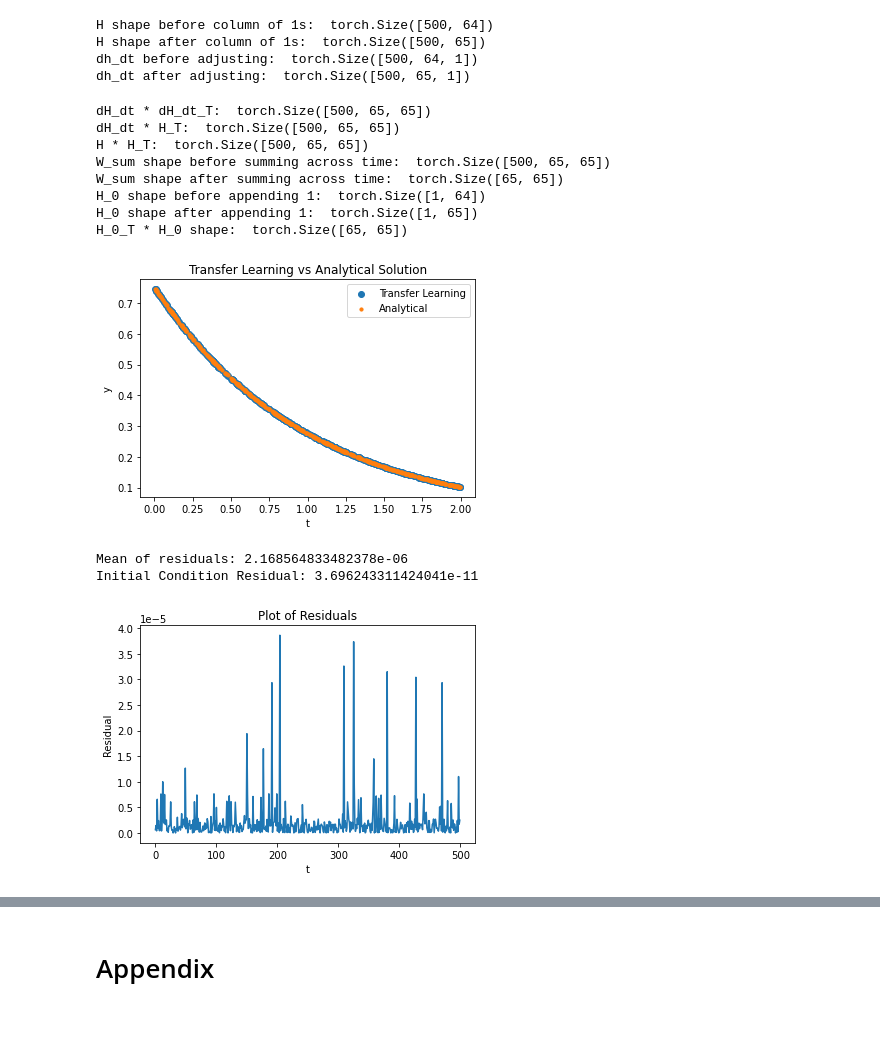
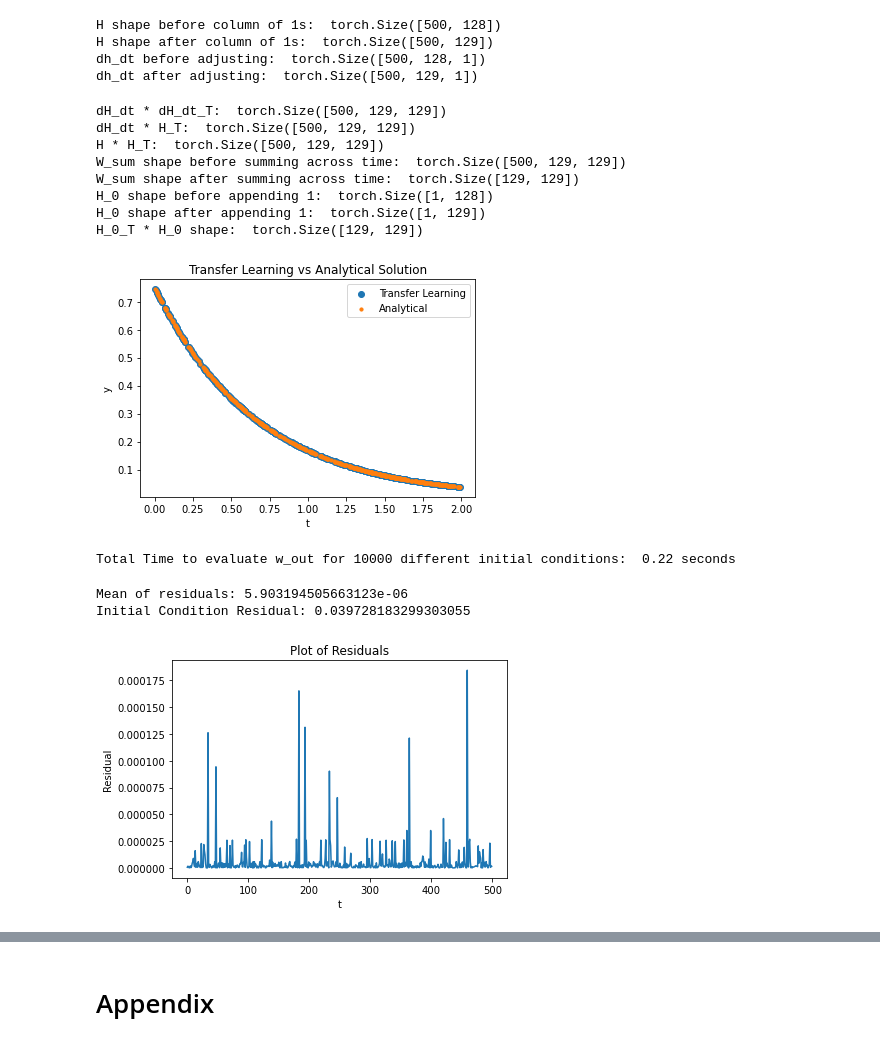
Before and after one commit to Hari-Raval/Harvard-Thesis, a Jupyter notebook: src/transfer_learning_differential_equation_solve_V1.ipynb, the cells around one changed output, grey strips where cells are left out. Drawn from its saved outputs; the diff is of its cells as text; code cells hidden in the pictures.

```diff
--- a/src/transfer_learning_differential_equation_solve_V1.ipynb
+++ b/src/transfer_learning_differential_equation_solve_V1.ipynb
@@ -106,7 +106,7 @@ def run_model(iterations, min_x, max_x, A_vals, lambda_val, loss_term_weights):
         assert next_num <= num, 'ERROR: Invalid Loss Function'
 
     # build the neural net model
-    model = BuildNetwork(1, 64, 64, 64, 1)
+    model = BuildNetwork(1, 64, 64, 128, 1)
     # set-up the optimizer
     optimizer = torch.optim.SGD(model.parameters(), lr=0.001, momentum=0.9)
     # create a learning rate scheduler
@@ -242,7 +242,7 @@ def plot_individual_loss_terms(iterations, loss_dictionary):
 min_x, max_x = 0, 2
 A_vals = [0.9, 0.2, 0.35, 0.75]
 # A_vals = [0.75, 0.75, 0.75, 0.75]
-lambda_val = 1
+lambda_val = 1.5
 iterations = 8000
 
 # run model which has a loss of the MSE (i.e. no higher order terms)
@@ -355,10 +353,10 @@ print("dh_dt before adjusting: ", dH_dt.shape)
 dH_dt = torch.cat((torch.zeros(len(t_eval), 1, 1), dH_dt), 1)
 print("dh_dt after adjusting: ", dH_dt.shape)
 # %% [output]
-H shape before column of 1s:  torch.Size([500, 64])
-H shape after column of 1s:  torch.Size([500, 65])
-dh_dt before adjusting:  torch.Size([500, 64, 1])
-dh_dt after adjusting:  torch.Size([500, 65, 1])
+H shape before column of 1s:  torch.Size([500, 128])
+H shape after column of 1s:  torch.Size([500, 129])
+dh_dt before adjusting:  torch.Size([500, 128, 1])
+dh_dt after adjusting:  torch.Size([500, 129, 1])
 # %%
 # Formula error:
 # print(dH_dt[499] * new_H[499].T)
@@ -399,14 +397,14 @@ print("H_0 shape after appending 1: ", H_0.shape)
 H_0_T_times_H_0 = torch.matmul(H_0.T, H_0)
 print("H_0_T * H_0 shape: ", H_0_T_times_H_0.shape)
 # %% [output]
-dH_dt * dH_dt_T:  torch.Size([500, 65, 65])
-dH_dt * H_T:  torch.Size([500, 65, 65])
-H * H_T:  torch.Size([500, 65, 65])
-W_sum shape before summing across time:  torch.Size([500, 65, 65])
-W_sum shape after summing across time:  torch.Size([65, 65])
-H_0 shape before appending 1:  torch.Size([1, 64])
-H_0 shape after appending 1:  torch.Size([1, 65])
-H_0_T * H_0 shape:  torch.Size([65, 65])
+dH_dt * dH_dt_T:  torch.Size([500, 129, 129])
+dH_dt * H_T:  torch.Size([500, 129, 129])
+H * H_T:  torch.Size([500, 129, 129])
+W_sum shape before summing across time:  torch.Size([500, 129, 129])
+W_sum shape after summing across time:  torch.Size([129, 129])
+H_0 shape before appending 1:  torch.Size([1, 128])
+H_0 shape after appending 1:  torch.Size([1, 129])
+H_0_T * H_0 shape:  torch.Size([129, 129])
 # %%
 # build the M matrix and find its inverse
 M = w_sum_term + H_0_T_times_H_0
@@ -426,4 +424,4 @@ plt.ylabel('y')
 plt.title("Transfer Learning vs Analytical Solution")
 plt.legend();
 # %% [output]
-[figure, old version]
+[figure, new version]
@@ -436,19 +428,31 @@ plt.legend();
+# %%
+start_one_shot_time = time.time()
+rng = np.random.default_rng(12345)
+for i in range(10000):
+    random_u_0 = rng.random()
+    w_out = torch.matmul(M_inverse, H_0.T) * random_u_0
+
+end_one_shot_time = time.time()
+total_one_shot = end_one_shot_time - start_one_shot_time
+print(f"Total Time to evaluate w_out for 10000 different initial conditions: {total_one_shot: .2f} seconds")
+# %% [output]
+Total Time to evaluate w_out for 10000 different initial conditions:  0.22 seconds
 # %%
-residuals = (torch.matmul(w_out.T, dH_dt[:]) + torch.matmul(w_out.T, new_H[:])) ** 2
+residuals = (torch.matmul(w_out.T, dH_dt[:]) + lambda_val * torch.matmul(w_out.T, new_H[:])) ** 2
 residuals = residuals.reshape(500, 1).detach().numpy()
 
 print(f"Mean of residuals: {residuals.mean()}")
 initial_cond_residuals = (torch.matmul(w_out.T, H_0.T) - 0.75) ** 2
 print(f"Initial Condition Residual: {initial_cond_residuals.item()}")
 
 plt.plot(residuals);
 plt.xlabel("t")
 plt.ylabel("Residual")
 plt.title("Plot of Residuals");
 # %% [output]
-Mean of residuals: 2.168564833482378e-06
-Initial Condition Residual: 3.696243311424041e-11
+Mean of residuals: 5.903194505663123e-06
+Initial Condition Residual: 0.039728183299303055
-[figure, old version]
+[figure, new version]
 # %%
 print(f"Difference Between Analytical and Tranfer Learned for t ={times[0]: .3f}: {(0.75 * np.exp(-lambda_val * times[0]) - torch.matmul(w_out.T, H[0])).item(): .5f}")
 print(f"Difference Between Analytical and Tranfer Learned for t ={times[100]: .3f}: {(0.75 * np.exp(-lambda_val * times[100]) - torch.matmul(w_out.T, H[100])).item(): .5f}")
```
Also changed, not shown: parts of 4 cells of this notebook, 1 other file.
